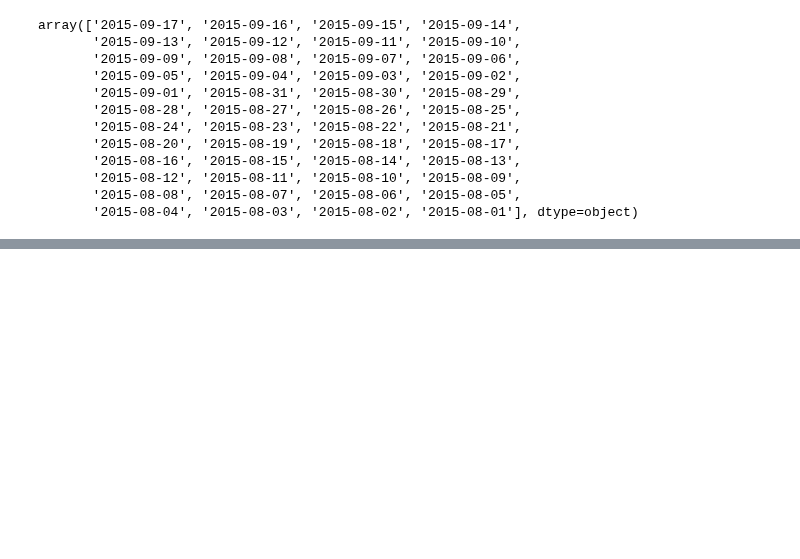
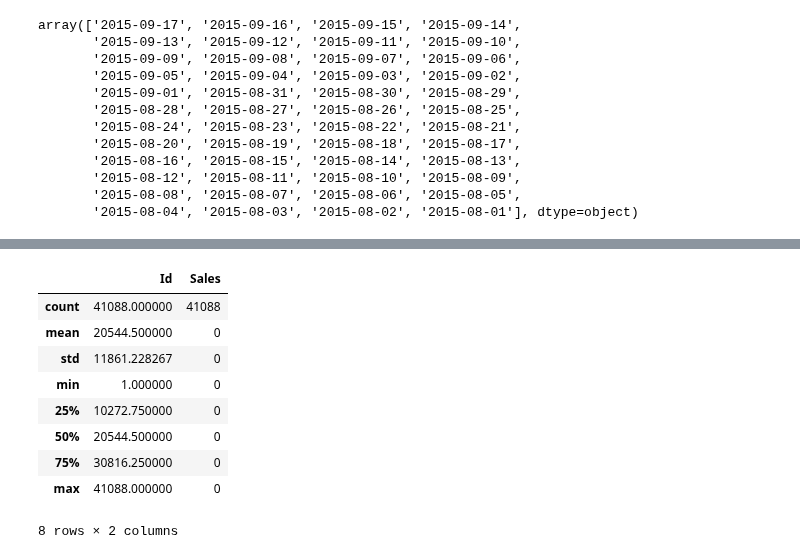
Before and after one commit to wuyifat/kaggle_Rossmann, a Jupyter notebook: explore.ipynb, the cells around one changed output, grey strips where cells are left out. Cells and saved outputs as stored; diff of their text form; code cells hidden in the pictures; blank space fills up the shorter version.

```diff
--- a/explore.ipynb
+++ b/explore.ipynb
@@ -182,0 +210,13 @@ array(['2015-09-17', '2015-09-16', '2015-09-15', '2015-09-14',
+# %%
+sample_sub.describe()
+# %% [output]
+|  | Id | Sales |
+| count | 41088.000000 | 41088 |
+| mean | 20544.500000 | 0 |
+| std | 11861.228267 | 0 |
+| min | 1.000000 | 0 |
+| 25% | 10272.750000 | 0 |
+| 50% | 20544.500000 | 0 |
+| 75% | 30816.250000 | 0 |
+| max | 41088.000000 | 0 |
+8 rows × 2 columns
```
Also changed, not shown: parts of 5 cells of this notebook, 1 other file.
